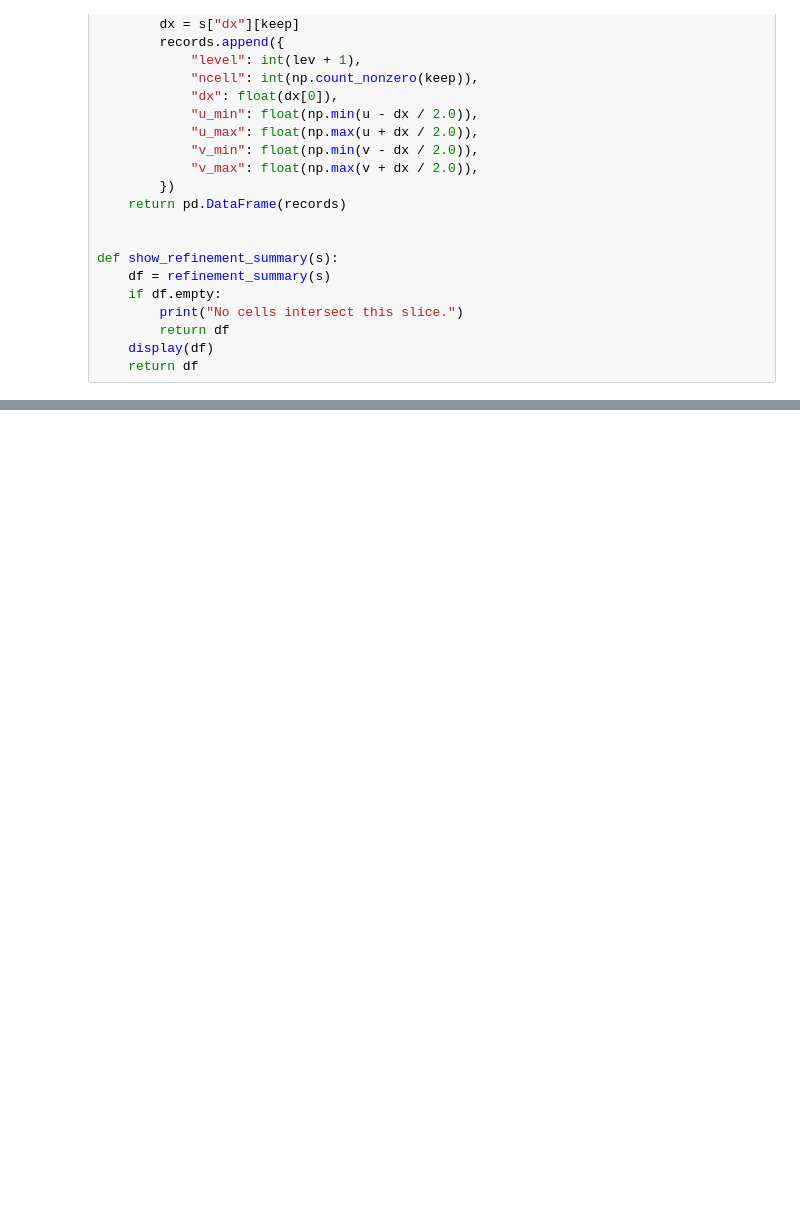
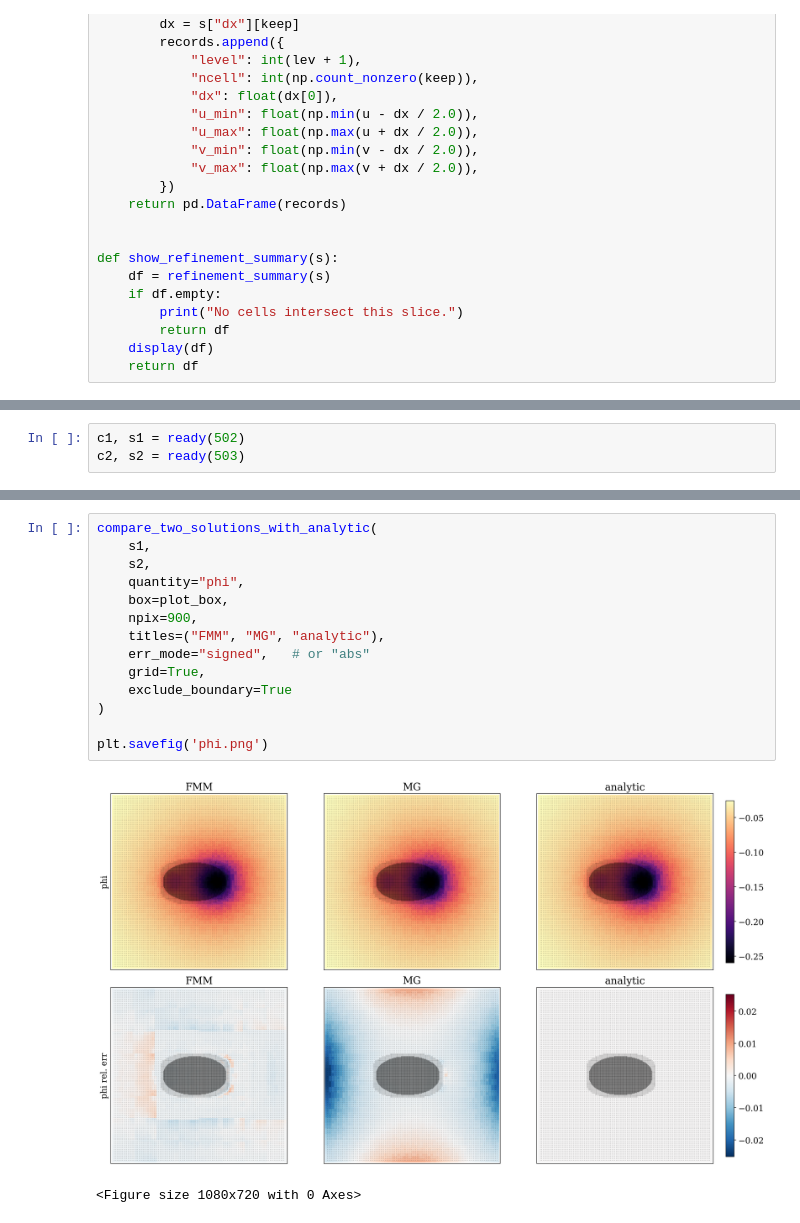
Before and after one commit to Byeol-Haneul/Ramses-FMM, a Jupyter notebook: analyze/amr_double_spheres_analytic.ipynb, the cells around one changed output, grey strips where cells are left out. Cells and saved outputs as stored; diff of their text form; blank space fills up the shorter version.

```diff
--- a/analyze/amr_double_spheres_analytic.ipynb
+++ b/analyze/amr_double_spheres_analytic.ipynb
@@ -394,0 +550,3 @@ summary_df
+# %%
+c1, s1 = ready(502)
+c2, s2 = ready(503)
@@ -394,0 +571,17 @@ summary_df
+# %%
+compare_two_solutions_with_analytic(
+    s1,
+    s2,
+    quantity="phi",
+    box=plot_box,
+    npix=900,
+    titles=("FMM", "MG", "analytic"),
+    err_mode="signed",   # or "abs"
+    grid=True,
+    exclude_boundary=True
+)
+
+plt.savefig('phi.png')
+# %% [output]
+[figure, added]
+<Figure size 1080x720 with 0 Axes>
```
Also changed, not shown: parts of 13 cells of this notebook, 5 other files.
